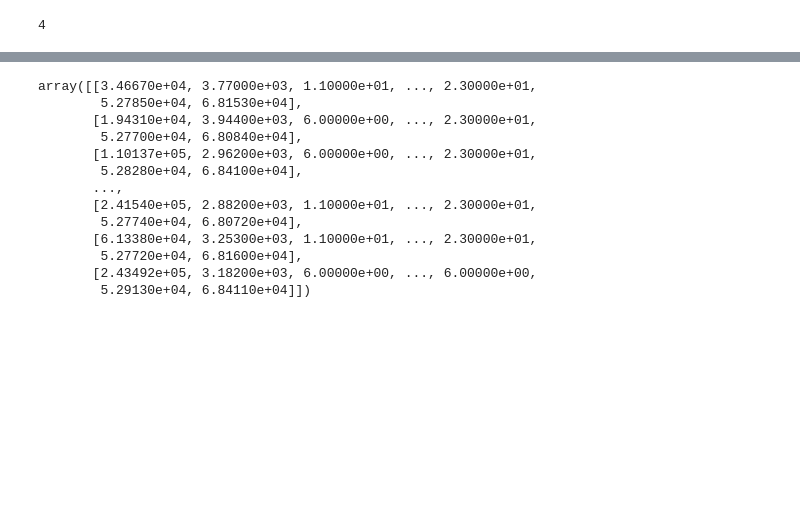
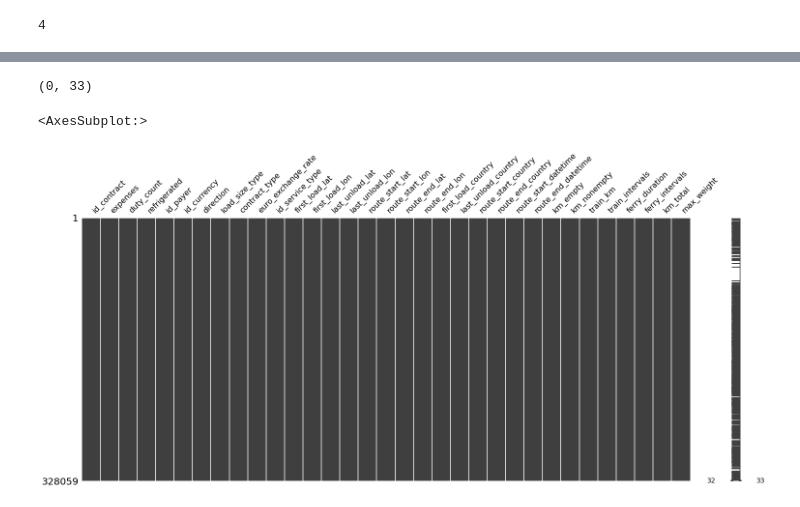
Before and after one commit to MehdiAdd/Predicting-the-Costs-of-Forwarding-Contracts, a Jupyter notebook: Predicting the Costs of Forwarding Contracts.ipynb, the cells around one changed output, grey strips where cells are left out. Cells and saved outputs as stored; diff of their text form; code cells hidden in the pictures; blank space fills up the shorter version.

```diff
--- a/Predicting the Costs of Forwarding Contracts.ipynb
+++ b/Predicting the Costs of Forwarding Contracts.ipynb
@@ -5,8 +5,8 @@ import seaborn as sns
 import pandas as pd
 import missingno as msno
 # %%
-dataset1=pd.read_csv('css_main_training.csv',sep=';', error_bad_lines=False)
-dataset1.shape
+dataset_main_v1=pd.read_csv('css_main_training.csv',sep=';', error_bad_lines=False)
+dataset_main_v1.shape
 # %% [output]
   exec(code_obj, self.user_global_ns, self.user_ns)
 (330055, 36)
@@ -176,8 +162,8 @@ msno.matrix(dataset1)
 [figure]
 # %%
 #drop columns containing a lot of missing values
-dataset1.drop(columns=['temperature','prim_train_line','prim_ferry_line'], inplace=True)
-msno.matrix(dataset1)
+dataset_main_v2=dataset_main_v1.drop(columns=['temperature','prim_train_line','prim_ferry_line'])
+msno.matrix(dataset_main_v2)
 # %% [output]
 <AxesSubplot:>
 [figure]
@@ -242,18 +180,10 @@ plt.show
-# %%
-from sklearn.preprocessing import LabelEncoder,
-encoder=LabelEncoder()
-encoder.fit_transform(dataset1.select_dtypes(include=['object']))
-# %% [output]
-array([[3.46670e+04, 3.77000e+03, 1.10000e+01, ..., 2.30000e+01,
-        5.27850e+04, 6.81530e+04],
-       [1.94310e+04, 3.94400e+03, 6.00000e+00, ..., 2.30000e+01,
-        5.27700e+04, 6.80840e+04],
-       [1.10137e+05, 2.96200e+03, 6.00000e+00, ..., 2.30000e+01,
-        5.28280e+04, 6.84100e+04],
-       ...,
-       [2.41540e+05, 2.88200e+03, 1.10000e+01, ..., 2.30000e+01,
-        5.27740e+04, 6.80720e+04],
-       [6.13380e+04, 3.25300e+03, 1.10000e+01, ..., 2.30000e+01,
-        5.27720e+04, 6.81600e+04],
-       [2.43492e+05, 3.18200e+03, 6.00000e+00, ..., 6.00000e+00,
-        5.29130e+04, 6.84110e+04]])
+# %%
+dataset_main_v3=dataset_main_v2.drop(dataset_main_v2.loc[dataset_main_v2.isna().sum(axis=1)>0].index)
+dataset_main_v3.loc[dataset_main_v2.isna().sum(axis=1)>0].shape
+# %% [output]
+(0, 33)
+# %%
+msno.matrix(dataset_main_v3)
+# %% [output]
+<AxesSubplot:>
+[figure, added]
```
Also changed, not shown: parts of 29 cells of this notebook.
